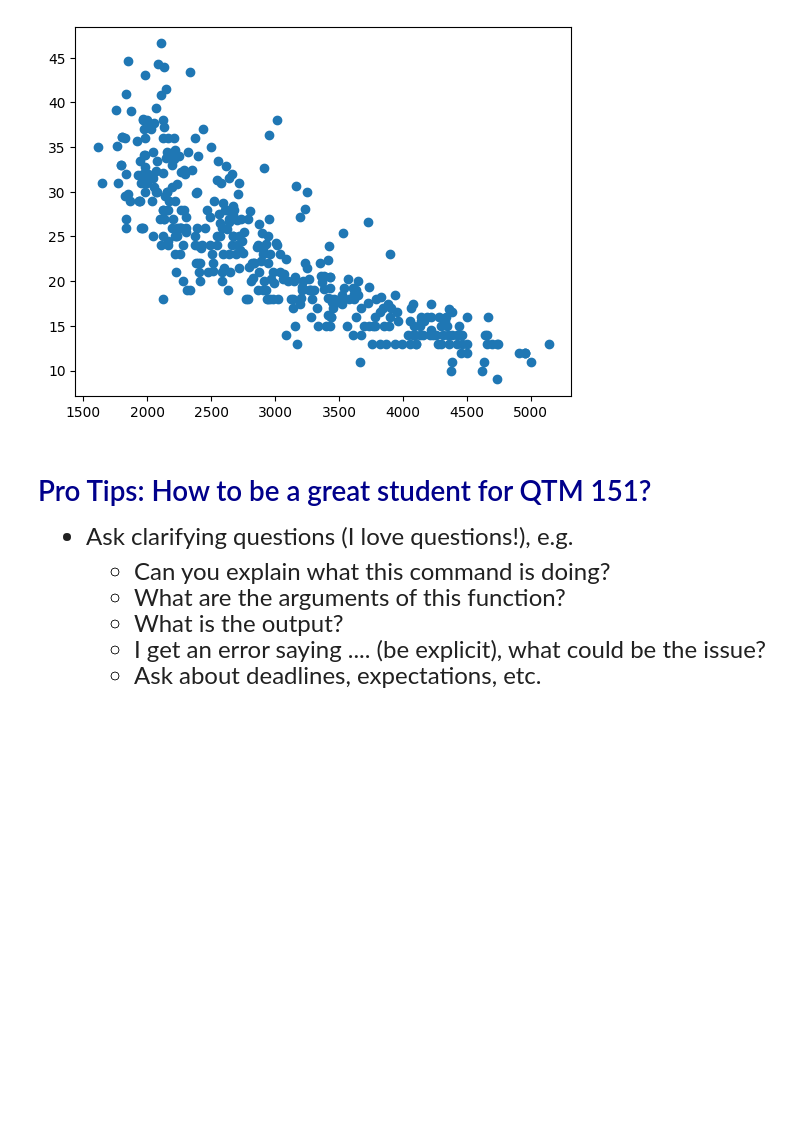
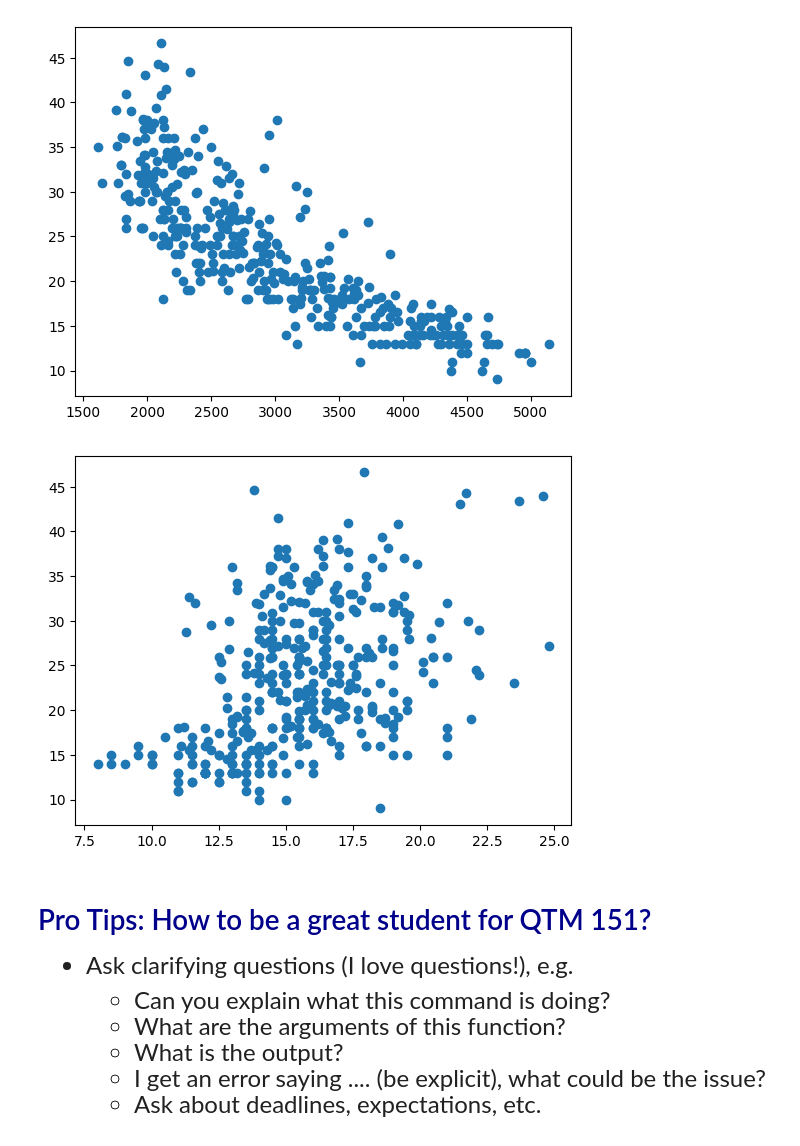
Before and after one commit to alejandrosanchezbecerra/qtm151spring2023, a Jupyter notebook: Lecture 01/Lecture1(personal notes).ipynb, the cells around one changed output. Saved outputs shown, nothing was run; the diff lists cells and outputs as text; code cells hidden in the pictures; blank space fills up the shorter version.

```diff
--- a/Lecture 01/Lecture1(personal notes).ipynb
+++ b/Lecture 01/Lecture1(personal notes).ipynb
@@ -185,6 +214,10 @@ plt.show()
 [figure]
 # %%
 # Try another scatter plot with x = "acceleration"
+plt.scatter(x = carfeatures['acceleration'], y = carfeatures['mpg'])
+plt.show()
+# %% [output]
+[figure, added]
 # %% [markdown]
 
 
```
Also changed, not shown: parts of 5 cells of this notebook, 3 other files.
